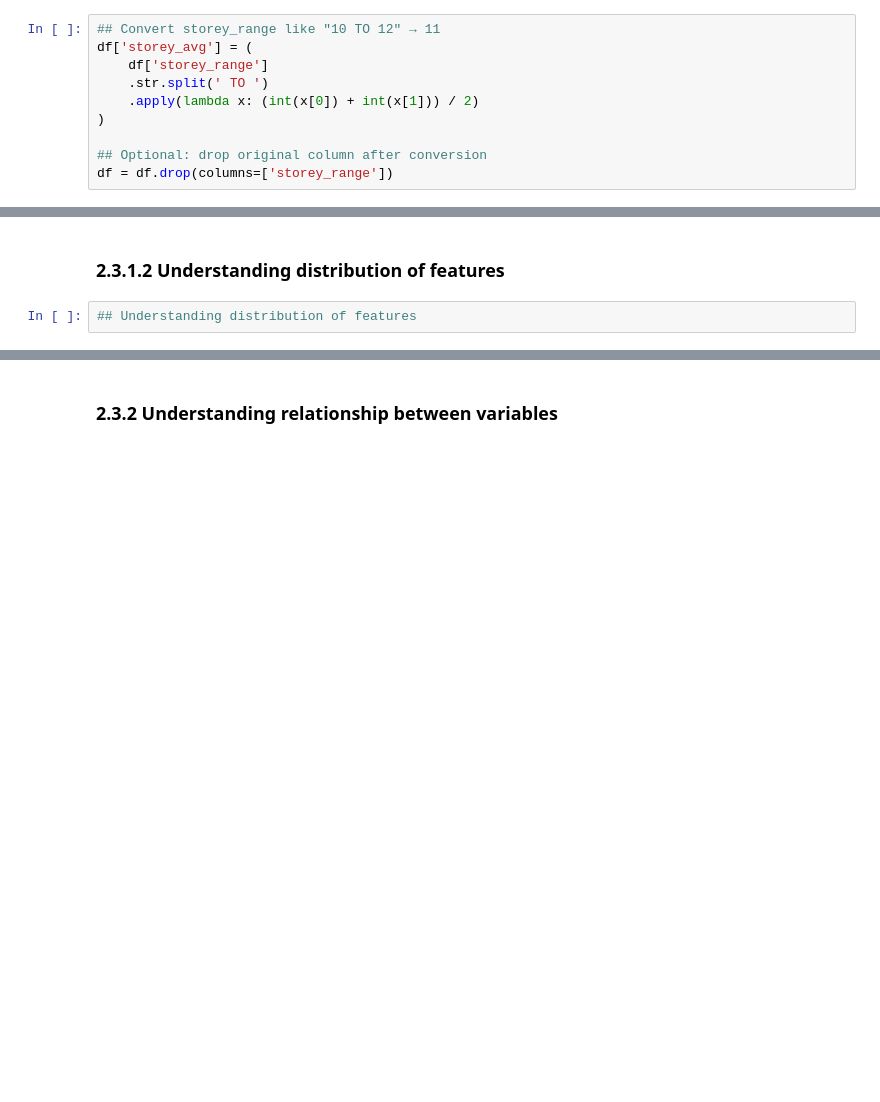
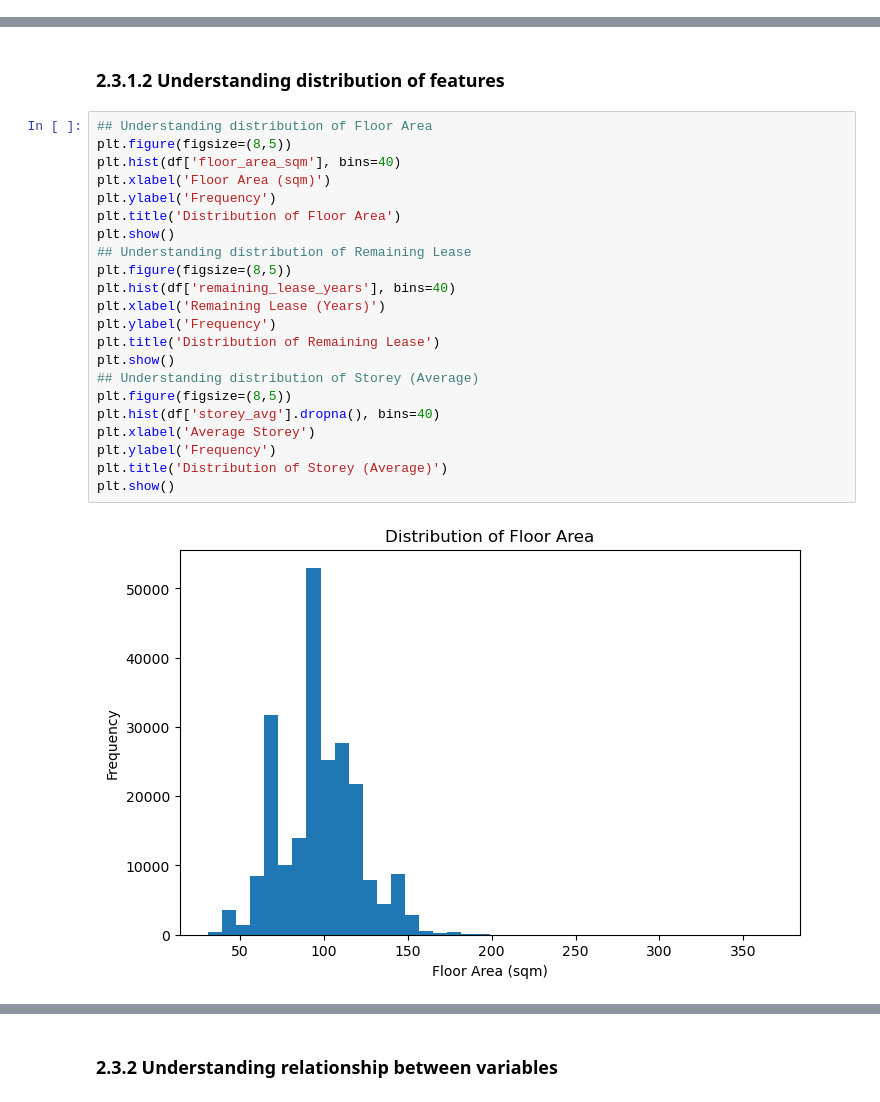
Before and after one commit to hsk-victor/Project, a Jupyter notebook: MLDP Program Codes Submission Template.ipynb, the cells around one changed output, grey strips where cells are left out. Cells and saved outputs as stored; diff of their text form; blank space fills up the shorter version.

Commit message:
Initial EDA + Model Training & Evaluation
Did basic data understanding and analysis on the dataset, then implemented some pre-processing and cleanup before training and evaluating model.

```diff
--- a/MLDP Program Codes Submission Template.ipynb
+++ b/MLDP Program Codes Submission Template.ipynb
@@ -153,10 +134,0 @@ df
-# %%
-## Convert storey_range like "10 TO 12" → 11
-df['storey_avg'] = (
-    df['storey_range']
-    .str.split(' TO ')
-    .apply(lambda x: (int(x[0]) + int(x[1])) / 2)
-)
-
-## Optional: drop original column after conversion
-df = df.drop(columns=['storey_range'])
@@ -205,4 +255,26 @@ plt.show()
 # %% [markdown]
 ### 2.3.1.2 Understanding distribution of features
 # %%
-## Understanding distribution of features
+## Understanding distribution of Floor Area
+plt.figure(figsize=(8,5))
+plt.hist(df['floor_area_sqm'], bins=40)
+plt.xlabel('Floor Area (sqm)')
+plt.ylabel('Frequency')
+plt.title('Distribution of Floor Area')
+plt.show()
+## Understanding distribution of Remaining Lease
+plt.figure(figsize=(8,5))
+plt.hist(df['remaining_lease_years'], bins=40)
+plt.xlabel('Remaining Lease (Years)')
+plt.ylabel('Frequency')
+plt.title('Distribution of Remaining Lease')
+plt.show()
+## Understanding distribution of Storey (Average)
+plt.figure(figsize=(8,5))
+plt.hist(df['storey_avg'].dropna(), bins=40)
+plt.xlabel('Average Storey')
+plt.ylabel('Frequency')
+plt.title('Distribution of Storey (Average)')
+plt.show()
+# %% [output]
+[figure, added]
```
Also changed, not shown: parts of 23 cells of this notebook, 2 other files.
